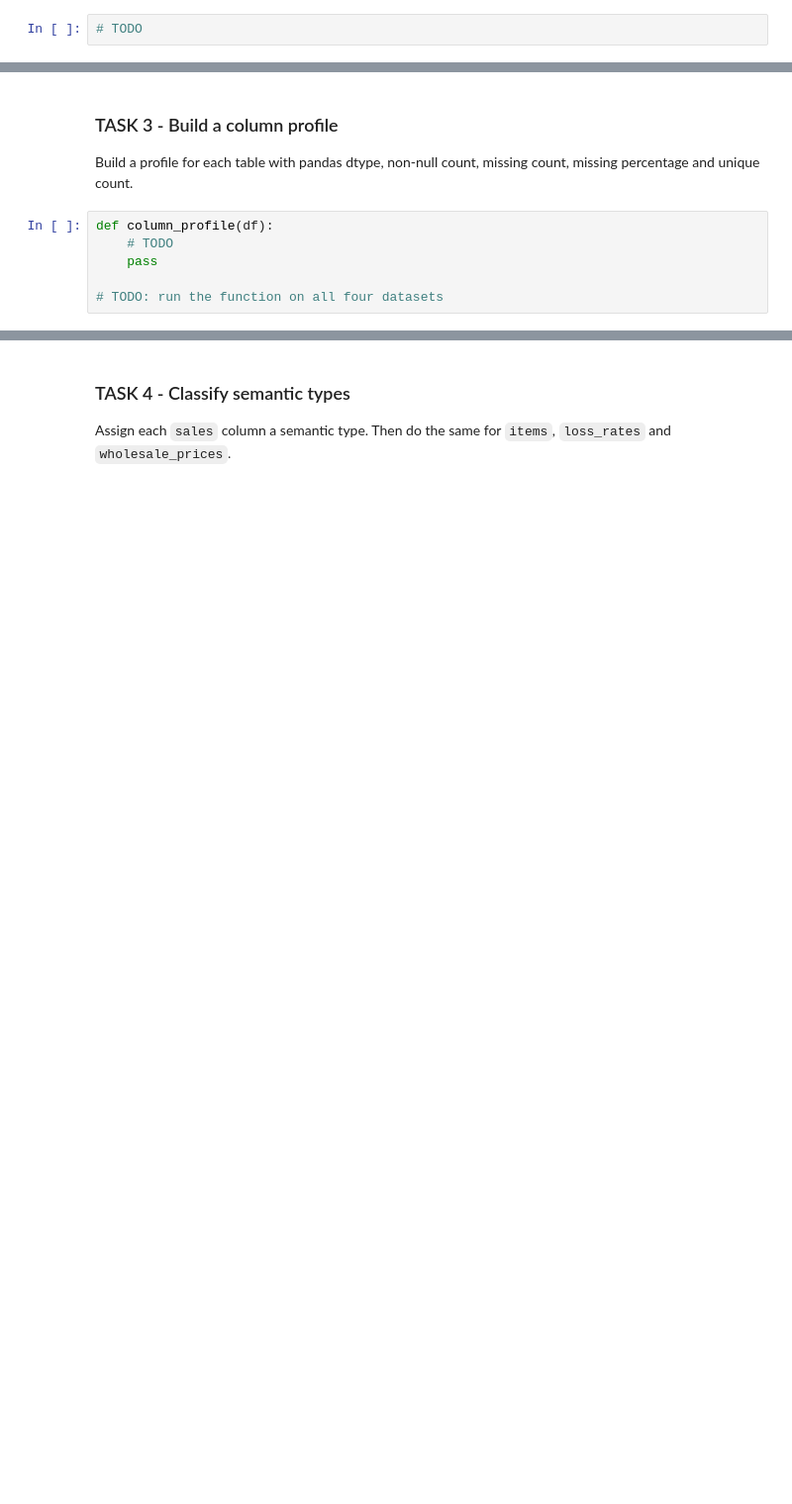
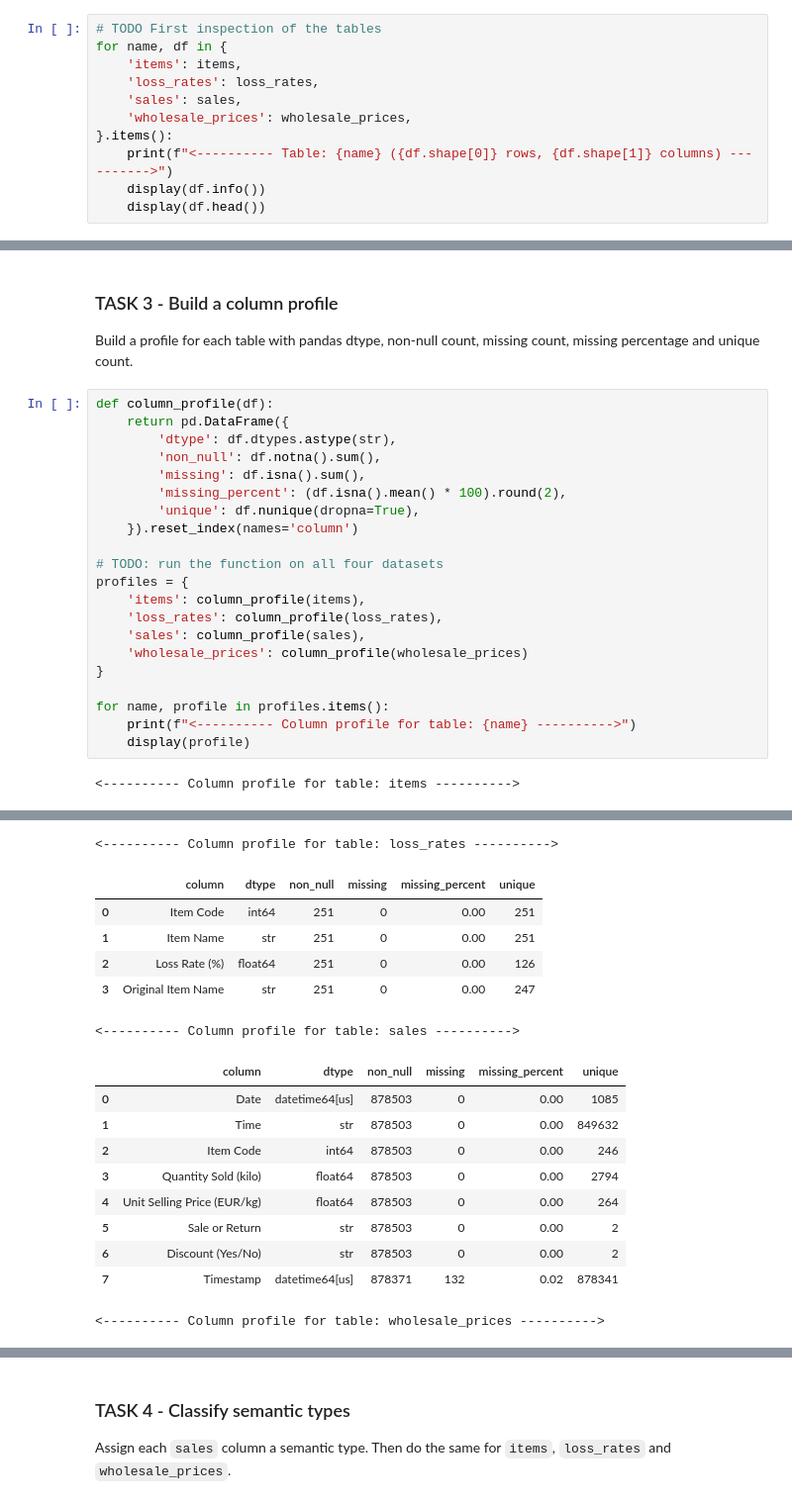
Before and after one commit to dev-deg/aci-26-pt, a Jupyter notebook: full-dataset-example/full_dataset_pipeline.ipynb, the cells around one changed output, grey strips where cells are left out. Shown at 99% size. Saved outputs shown, nothing was run; the diff lists cells and outputs as text; blank space fills up the shorter version.

```diff
--- a/full-dataset-example/full_dataset_pipeline.ipynb
+++ b/full-dataset-example/full_dataset_pipeline.ipynb
@@ -80,4 +93,13 @@ wholesale_prices = ...
 
 Display the first five rows of each table and inspect storage dtypes with `.info()`.
 # %%
-# TODO
+# TODO First inspection of the tables
+for name, df in {
+    'items': items,
+    'loss_rates': loss_rates,
+    'sales': sales,
+    'wholesale_prices': wholesale_prices,
+}.items():
+    print(f"<---------- Table: {name} ({df.shape[0]} rows, {df.shape[1]} columns) ---------->")
+    display(df.info())
+    display(df.head())
@@ -87,7 +192,24 @@ Display the first five rows of each table and inspect storage dtypes with `.info
 Build a profile for each table with pandas dtype, non-null count, missing count, missing percentage and unique count.
 # %%
 def column_profile(df):
-    # TODO
-    pass
+    return pd.DataFrame({
+        'dtype': df.dtypes.astype(str),
+        'non_null': df.notna().sum(),
+        'missing': df.isna().sum(),
+        'missing_percent': (df.isna().mean() * 100).round(2),
+        'unique': df.nunique(dropna=True),
+    }).reset_index(names='column')
 
 # TODO: run the function on all four datasets
+profiles = {
+    'items': column_profile(items),
+    'loss_rates': column_profile(loss_rates),
+    'sales': column_profile(sales),
+    'wholesale_prices': column_profile(wholesale_prices)
+}
+
+for name, profile in profiles.items():
+    print(f"<---------- Column profile for table: {name} ---------->")
+    display(profile)
+# %% [output]
+<---------- Column profile for table: items ---------->
@@ -93,0 +224,17 @@ def column_profile(df):
+<---------- Column profile for table: loss_rates ---------->
+|  | column | dtype | non_null | missing | missing_percent | unique |
+| 0 | Item Code | int64 | 251 | 0 | 0.00 | 251 |
+| 1 | Item Name | str | 251 | 0 | 0.00 | 251 |
+| 2 | Loss Rate (%) | float64 | 251 | 0 | 0.00 | 126 |
+| 3 | Original Item Name | str | 251 | 0 | 0.00 | 247 |
+<---------- Column profile for table: sales ---------->
+|  | column | dtype | non_null | missing | missing_percent | unique |
+| 0 | Date | datetime64[us] | 878503 | 0 | 0.00 | 1085 |
+| 1 | Time | str | 878503 | 0 | 0.00 | 849632 |
+| 2 | Item Code | int64 | 878503 | 0 | 0.00 | 246 |
+| 3 | Quantity Sold (kilo) | float64 | 878503 | 0 | 0.00 | 2794 |
+| 4 | Unit Selling Price (EUR/kg) | float64 | 878503 | 0 | 0.00 | 264 |
+| 5 | Sale or Return | str | 878503 | 0 | 0.00 | 2 |
+| 6 | Discount (Yes/No) | str | 878503 | 0 | 0.00 | 2 |
+| 7 | Timestamp | datetime64[us] | 878371 | 132 | 0.02 | 878341 |
+<---------- Column profile for table: wholesale_prices ---------->
```
Also changed, not shown: parts of 7 cells of this notebook.
